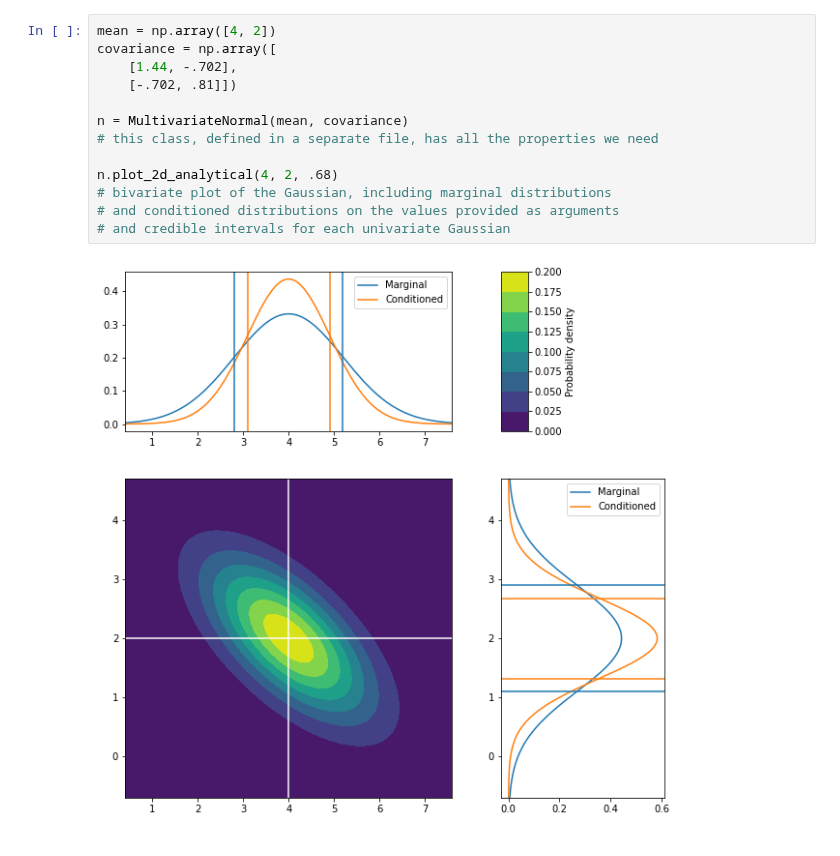
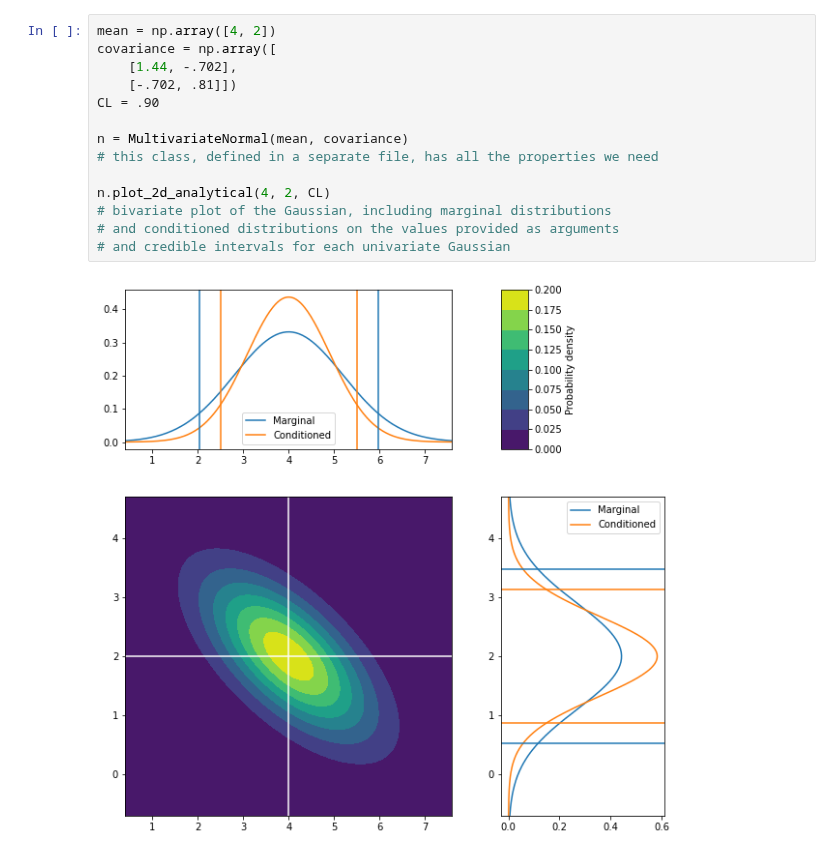
Before and after one commit to jacopok/notes, a Jupyter notebook: ap_third_semester/astrostat_homework/exercise_7.ipynb, the cells around one changed output. Cells and saved outputs as stored; diff of their text form.

```diff
--- a/ap_third_semester/astrostat_homework/exercise_7.ipynb
+++ b/ap_third_semester/astrostat_homework/exercise_7.ipynb
@@ -11,15 +15,16 @@ from multivariate.MCMC import MetropolisHastings, Gibbs
 # %%
 mean = np.array([4, 2])
 covariance = np.array([
     [1.44, -.702],
     [-.702, .81]])
+CL = .90
 
 n = MultivariateNormal(mean, covariance)
 # this class, defined in a separate file, has all the properties we need
 
-n.plot_2d_analytical(4, 2, .68)
+n.plot_2d_analytical(4, 2, CL)
 # bivariate plot of the Gaussian, including marginal distributions
 # and conditioned distributions on the values provided as arguments
 # and credible intervals for each univariate Gaussian
 # %% [output]
-[figure, old version]
+[figure, new version]
```
Also changed, not shown: parts of 6 cells of this notebook, 3 other files.
